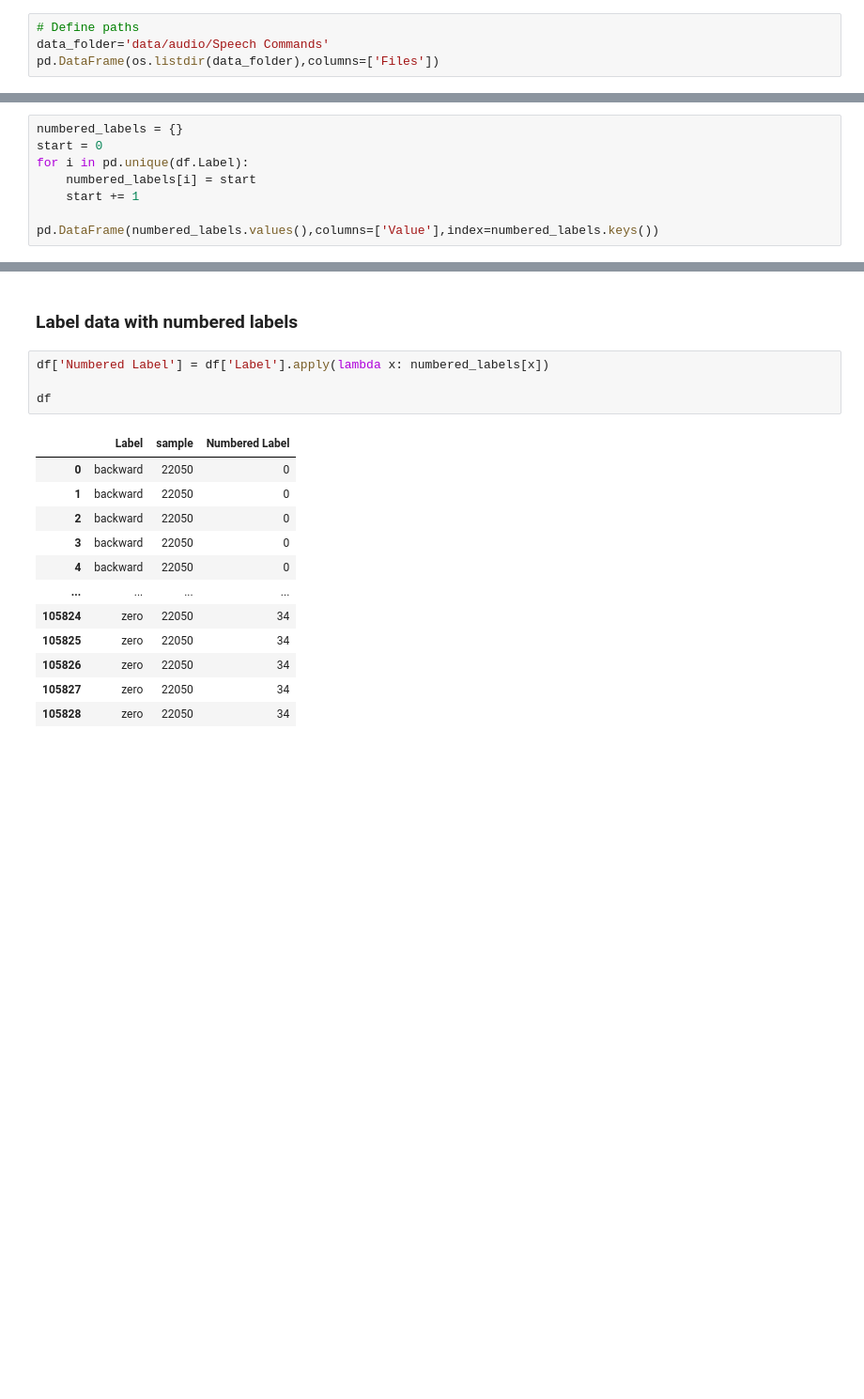
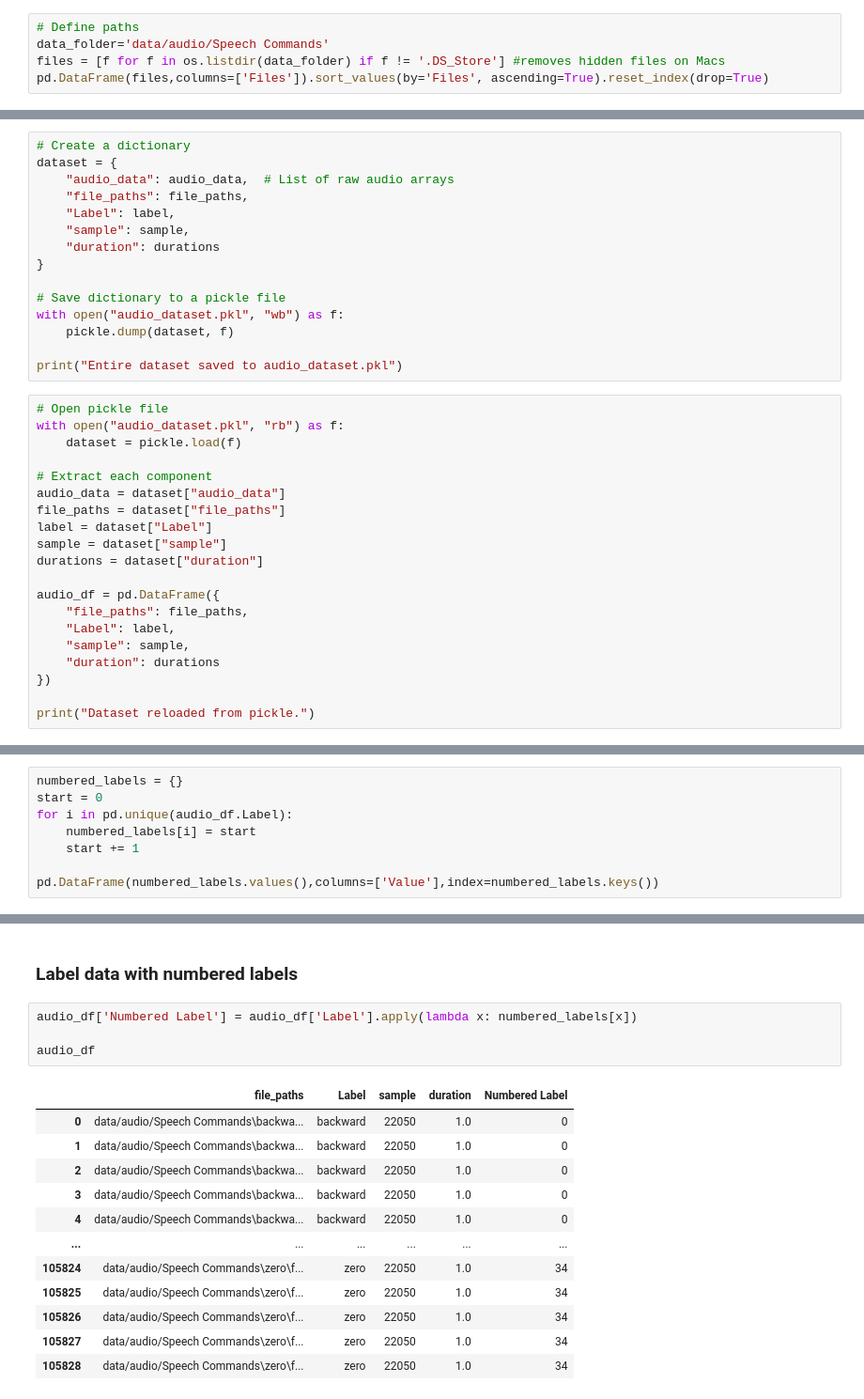
Before and after one commit to twitte01/288R_Capstone, a Jupyter notebook: capstone.ipynb, the cells around one changed output, grey strips where cells are left out. Shown at 94% size. Saved outputs shown, nothing was run; the diff lists cells and outputs as text; blank space fills up the shorter version.

```diff
--- a/capstone.ipynb
+++ b/capstone.ipynb
@@ -193,6 +196,7 @@ def process_directory(input_dir, output_dir, skip_existing=True):
 # %%
 # Define paths
 data_folder='data/audio/Speech Commands'
-pd.DataFrame(os.listdir(data_folder),columns=['Files'])
+files = [f for f in os.listdir(data_folder) if f != '.DS_Store'] #removes hidden files on Macs
+pd.DataFrame(files,columns=['Files']).sort_values(by='Files', ascending=True).reset_index(drop=True)
 # %% [output]
 |  | Files |
@@ -278,0 +283,35 @@ df
+# %%
+# Create a dictionary
+dataset = {
+    "audio_data": audio_data,  # List of raw audio arrays
+    "file_paths": file_paths,
+    "Label": label,
+    "sample": sample,
+    "duration": durations
+}
+
+# Save dictionary to a pickle file
+with open("audio_dataset.pkl", "wb") as f:
+    pickle.dump(dataset, f)
+
+print("Entire dataset saved to audio_dataset.pkl")
+# %%
+# Open pickle file
+with open("audio_dataset.pkl", "rb") as f:
+    dataset = pickle.load(f)
+
+# Extract each component
+audio_data = dataset["audio_data"]
+file_paths = dataset["file_paths"]
+label = dataset["Label"]
+sample = dataset["sample"]
+durations = dataset["duration"]
+
+audio_df = pd.DataFrame({
+    "file_paths": file_paths,
+    "Label": label,
+    "sample": sample,
+    "duration": durations
+})
+
+print("Dataset reloaded from pickle.")
@@ -281,7 +322,7 @@ df
 # %%
 numbered_labels = {}
 start = 0
-for i in pd.unique(df.Label):
+for i in pd.unique(audio_df.Label):
     numbered_labels[i] = start
     start += 1
 
@@ -307,19 +348,19 @@ pd.DataFrame(numbered_labels.values(),columns=['Value'],index=numbered_labels.ke
 # %% [markdown]
 ### Label data with numbered labels
 # %%
-df['Numbered Label'] = df['Label'].apply(lambda x: numbered_labels[x])
+audio_df['Numbered Label'] = audio_df['Label'].apply(lambda x: numbered_labels[x])
 
-df
+audio_df
 # %% [output]
-|  | Label | sample | Numbered Label |
-| 0 | backward | 22050 | 0 |
-| 1 | backward | 22050 | 0 |
-| 2 | backward | 22050 | 0 |
-| 3 | backward | 22050 | 0 |
-| 4 | backward | 22050 | 0 |
-| ... | ... | ... | ... |
-| 105824 | zero | 22050 | 34 |
-| 105825 | zero | 22050 | 34 |
-| 105826 | zero | 22050 | 34 |
-| 105827 | zero | 22050 | 34 |
-| 105828 | zero | 22050 | 34 |
+|  | file_paths | Label | sample | duration | Numbered Label |
+| 0 | data/audio/Speech Commands\backwa... | backward | 22050 | 1.0 | 0 |
+| 1 | data/audio/Speech Commands\backwa... | backward | 22050 | 1.0 | 0 |
+| 2 | data/audio/Speech Commands\backwa... | backward | 22050 | 1.0 | 0 |
+| 3 | data/audio/Speech Commands\backwa... | backward | 22050 | 1.0 | 0 |
+| 4 | data/audio/Speech Commands\backwa... | backward | 22050 | 1.0 | 0 |
+| ... | ... | ... | ... | ... | ... |
+| 105824 | data/audio/Speech Commands\zero\f... | zero | 22050 | 1.0 | 34 |
+| 105825 | data/audio/Speech Commands\zero\f... | zero | 22050 | 1.0 | 34 |
+| 105826 | data/audio/Speech Commands\zero\f... | zero | 22050 | 1.0 | 34 |
+| 105827 | data/audio/Speech Commands\zero\f... | zero | 22050 | 1.0 | 34 |
+| 105828 | data/audio/Speech Commands\zero\f... | zero | 22050 | 1.0 | 34 |
```
Also changed, not shown: parts of 104 cells of this notebook.
